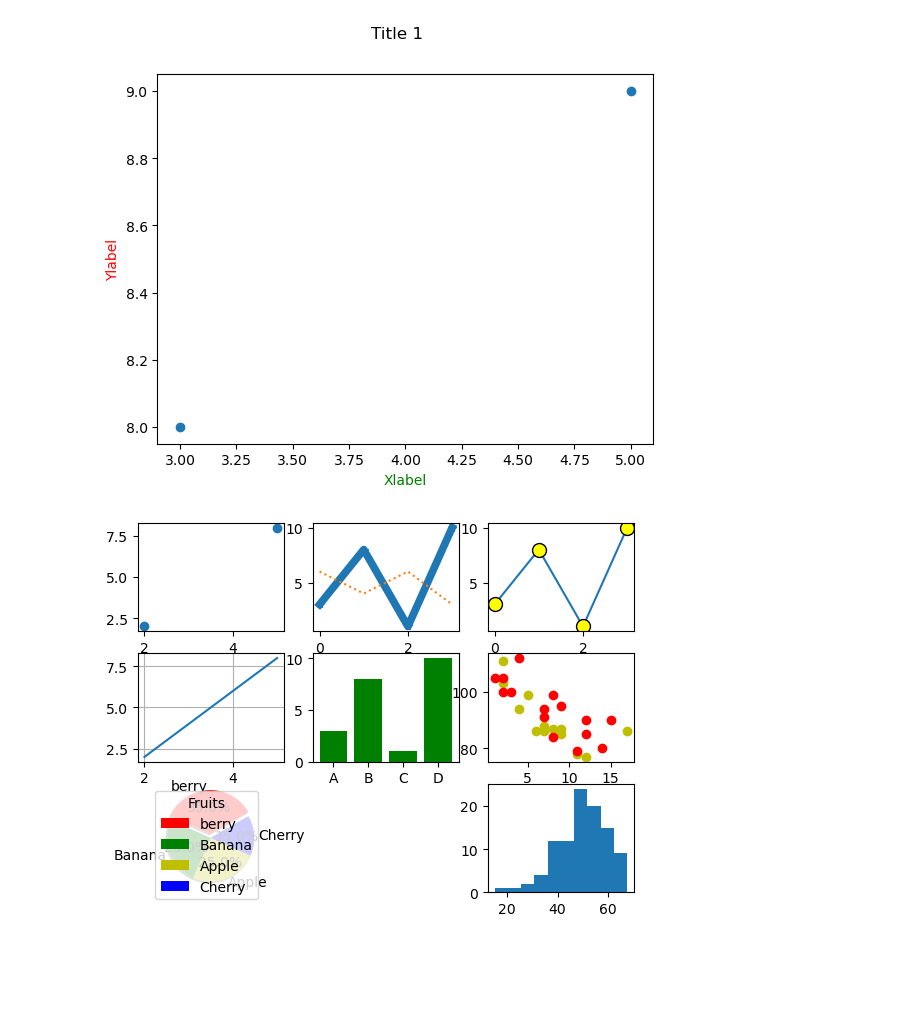
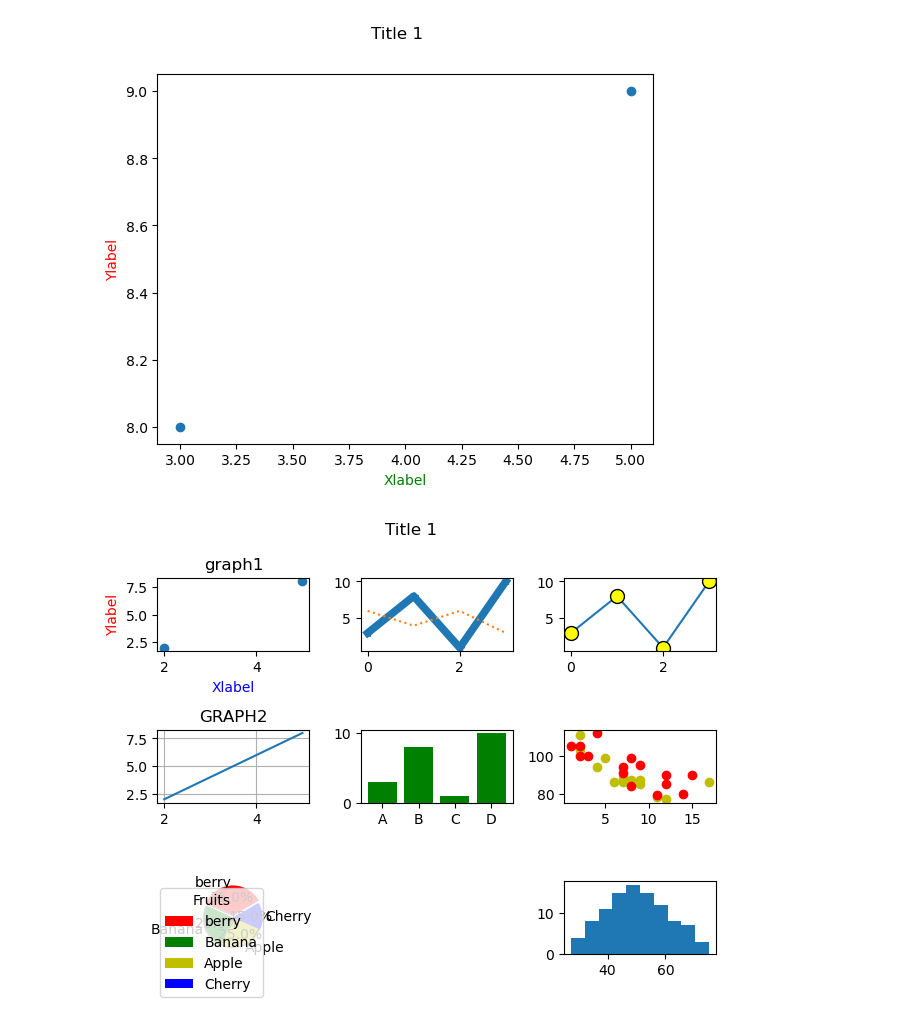
Before and after one commit to muhammednihal1/Data-science, a Jupyter notebook: PROGRAM-4.ipynb, the cells around one changed output. Drawn from its saved outputs; the diff is of its cells as text; code cells hidden in the pictures; blank space fills up the shorter version.

```diff
--- a/PROGRAM-4.ipynb
+++ b/PROGRAM-4.ipynb
@@ -15,12 +15,18 @@ plt.show()
 # %%
 import matplotlib.pyplot as plt
 import numpy as np
-
+plt.suptitle("Graphs and Diagrams")
 xpoint = np.array([2,5])
 ypoint = np.array([2,8])
 
+
 plt.subplot(3,3,1)
+plt.title("graph1")
 plt.plot(xpoint, ypoint, 'o')
+
+plt.xlabel("Xlabel",color ='b' )
+plt.ylabel("Ylabel", color='r')
+plt.suptitle("Title 1")
 
 x1point = np.array([0, 1, 2, 3])
 y1point = np.array([3, 8, 1, 10])
@@ -44,6 +50,7 @@ xpoint = np.array([2,5])
 ypoint = np.array([2,8])
 
 plt.subplot(3,3,4)
+plt.title("GRAPH2")
 plt.plot(xpoint, ypoint)
 plt.grid()
 
@@ -64,33 +71,33 @@ plt.bar(x, y, color='g')
 plt.subplot(3,3,6)
 xd = np.array([5,7,8,7,2,17,2,9,4,11,12,9,6])
 yd = np.array([99,86,87,88,111,86,103,87,94,78,77,85,86])
 plt.scatter(xd, yd, color='y')
 
 xd = np.array([2,2,8,1,15,8,12,9,7,3,11,4,7,14,12])
 yd = np.array([100,105,84,105,90,99,90,95,94,100,79,112,91,80,85])
 plt.scatter(xd, yd, color='r')
 
 y = np.array([35, 25, 25, 15])
 mylabels = ["berry", "Banana", "Apple", "Cherry"]
-mycolors = ["r", "g", "y", "b"]
+
 explode = [0.1, 0, 0, 0]
 
 plt.subplot(3, 3, 7)
 plt.pie(
     y,
     labels=mylabels,
     colors=mycolors,
     explode=explode,
     shadow=True,
     startangle=30,
     autopct='%1.1f%%'
 )
 plt.legend(title="Fruits",loc= "upper right")
 
 x = np.random.normal(50, 10, 100)
 plt.subplot(3,3,9)
 plt.hist(x)
-
+plt.tight_layout()
 plt.show()
 # %% [output]
-[figure, old version]
+[figure, new version]
```
